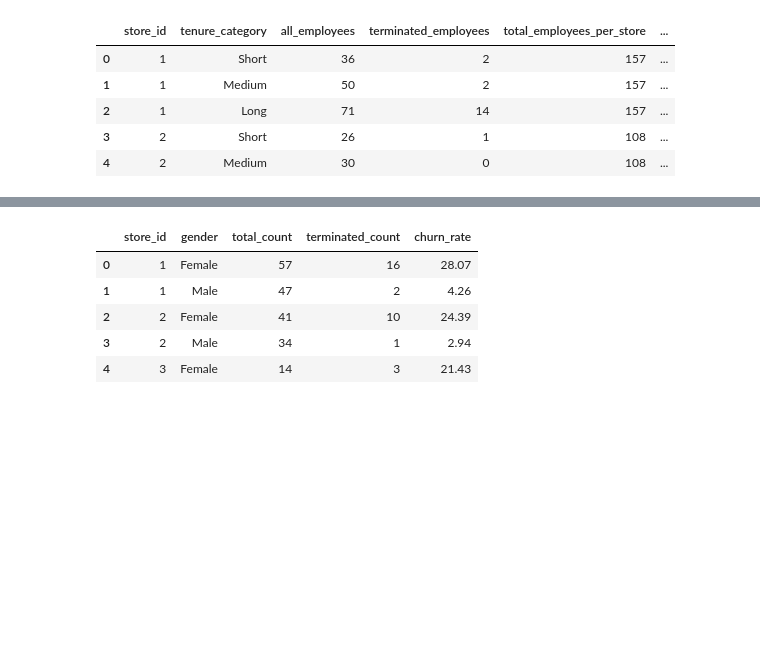
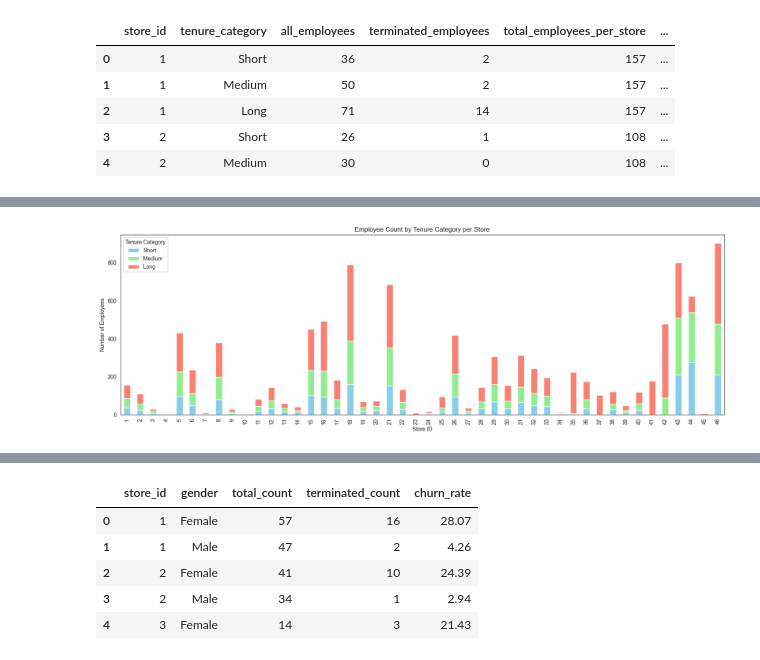
Before and after one commit to danlaratta/employee_churn_data_analysis, a Jupyter notebook: analysis/analysis.ipynb, the cells around one changed output, grey strips where cells are left out. Drawn from its saved outputs; the diff is of its cells as text; code cells hidden in the pictures; blank space fills up the shorter version.

```diff
--- a/analysis/analysis.ipynb
+++ b/analysis/analysis.ipynb
@@ -166,0 +204,11 @@ tenure_churn_df: pd.DataFrame = (
+# %%
+# Create pivot table
+pivot_df = tenure_churn_df.pivot_table(
+    index='store_id',               # make store_id the row labels
+    columns='tenure_category',      # make tenure categories the column headers
+    values='all_employees',         # what goes inside the table (the numbers)
+    aggfunc='sum',                  # if there are multiple rows, sum them up
+    observed=False
+)
+
+pivot_df.head()
@@ -166,0 +223,20 @@ tenure_churn_df: pd.DataFrame = (
+# %%
+# Plot a stacked bar chart
+pivot_df.plot(
+    kind='bar',        # Tells pandas to make a bar chart (one bar per store)
+    stacked=True,      # Stack Short + Medium + Long on top of each other
+    figsize=(20, 6),   # Size of the whole figure (20 inches wide, 6 inches tall)
+    color={            # Map each category to a fixed color
+        'Short': 'skyblue',
+        'Medium': 'lightgreen',
+        'Long': 'salmon'
+    }
+)
+
+plt.title('Employee Count by Tenure Category per Store')
+plt.xlabel('Store ID')
+plt.ylabel('Number of Employees')
+plt.legend(title='Tenure Category')
+plt.show()
+# %% [output]
+[figure, added]
```
Also changed, not shown: parts of 22 cells of this notebook, 2 other files.
